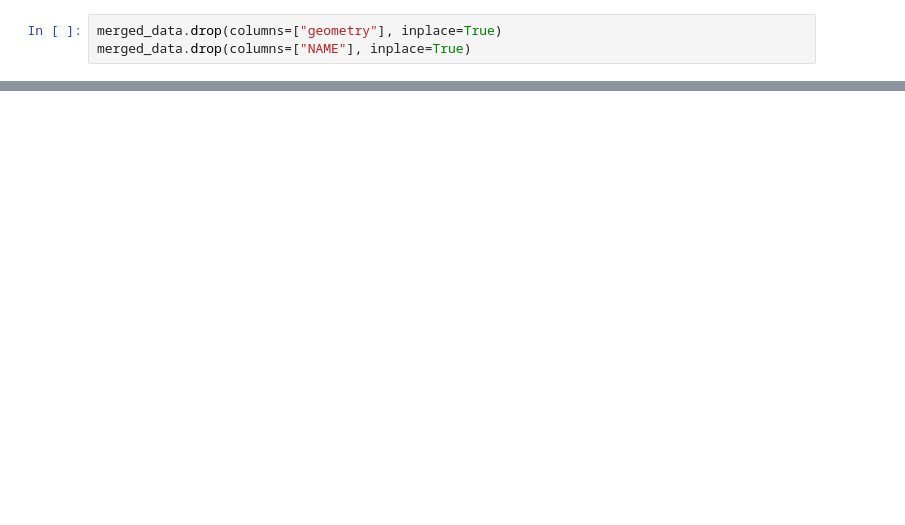
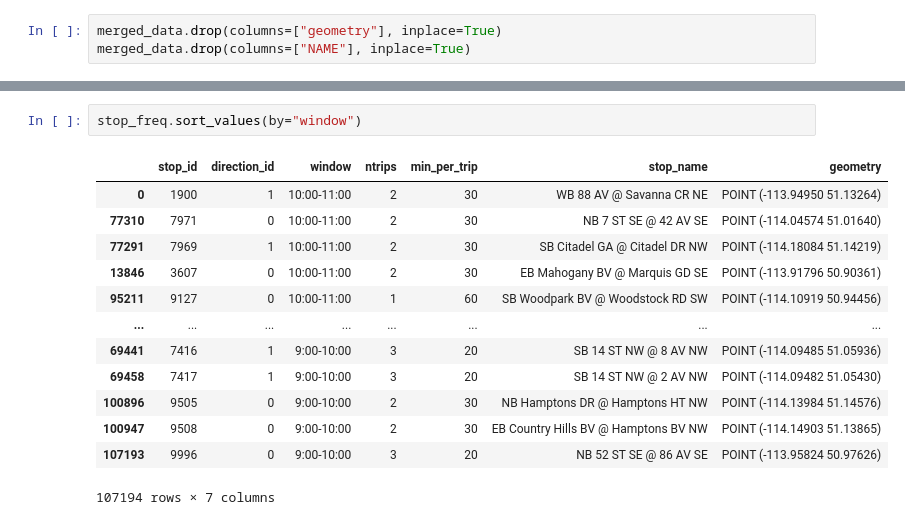
Before and after one commit to sulemanbasit/Calgary-Transit-Economic-Gap-Analysis, a Jupyter notebook: ctga.ipynb, the cells around one changed output, grey strips where cells are left out. Drawn from its saved outputs; the diff is of its cells as text; blank space fills up the shorter version.

```diff
--- a/ctga.ipynb
+++ b/ctga.ipynb
@@ -356,0 +387,16 @@ DataFrame saved to: /Users/sulemanbasit/Project/Calgary-Transit-Economic-Gap-Ana
+# %%
+stop_freq.sort_values(by="window")
+# %% [output]
+|  | stop_id | direction_id | window | ntrips | min_per_trip | stop_name | geometry |
+| 0 | 1900 | 1 | 10:00-11:00 | 2 | 30 | WB 88 AV @ Savanna CR NE | POINT (-113.94950 51.13264) |
+| 77310 | 7971 | 0 | 10:00-11:00 | 2 | 30 | NB 7 ST SE @ 42 AV SE | POINT (-114.04574 51.01640) |
+| 77291 | 7969 | 1 | 10:00-11:00 | 2 | 30 | SB Citadel GA @ Citadel DR NW | POINT (-114.18084 51.14219) |
+| 13846 | 3607 | 0 | 10:00-11:00 | 2 | 30 | EB Mahogany BV @ Marquis GD SE | POINT (-113.91796 50.90361) |
+| 95211 | 9127 | 0 | 10:00-11:00 | 1 | 60 | SB Woodpark BV @ Woodstock RD SW | POINT (-114.10919 50.94456) |
+| ... | ... | ... | ... | ... | ... | ... | ... |
+| 69441 | 7416 | 1 | 9:00-10:00 | 3 | 20 | SB 14 ST NW @ 8 AV NW | POINT (-114.09485 51.05936) |
+| 69458 | 7417 | 1 | 9:00-10:00 | 3 | 20 | SB 14 ST NW @ 2 AV NW | POINT (-114.09482 51.05430) |
+| 100896 | 9505 | 0 | 9:00-10:00 | 2 | 30 | NB Hamptons DR @ Hamptons HT NW | POINT (-114.13984 51.14576) |
+| 100947 | 9508 | 0 | 9:00-10:00 | 2 | 30 | EB Country Hills BV @ Hamptons BV NW | POINT (-114.14903 51.13865) |
+| 107193 | 9996 | 0 | 9:00-10:00 | 3 | 20 | NB 52 ST SE @ 86 AV SE | POINT (-113.95824 50.97626) |
+107194 rows × 7 columns
```
Also changed, not shown: parts of 30 cells of this notebook, 14 other files.
